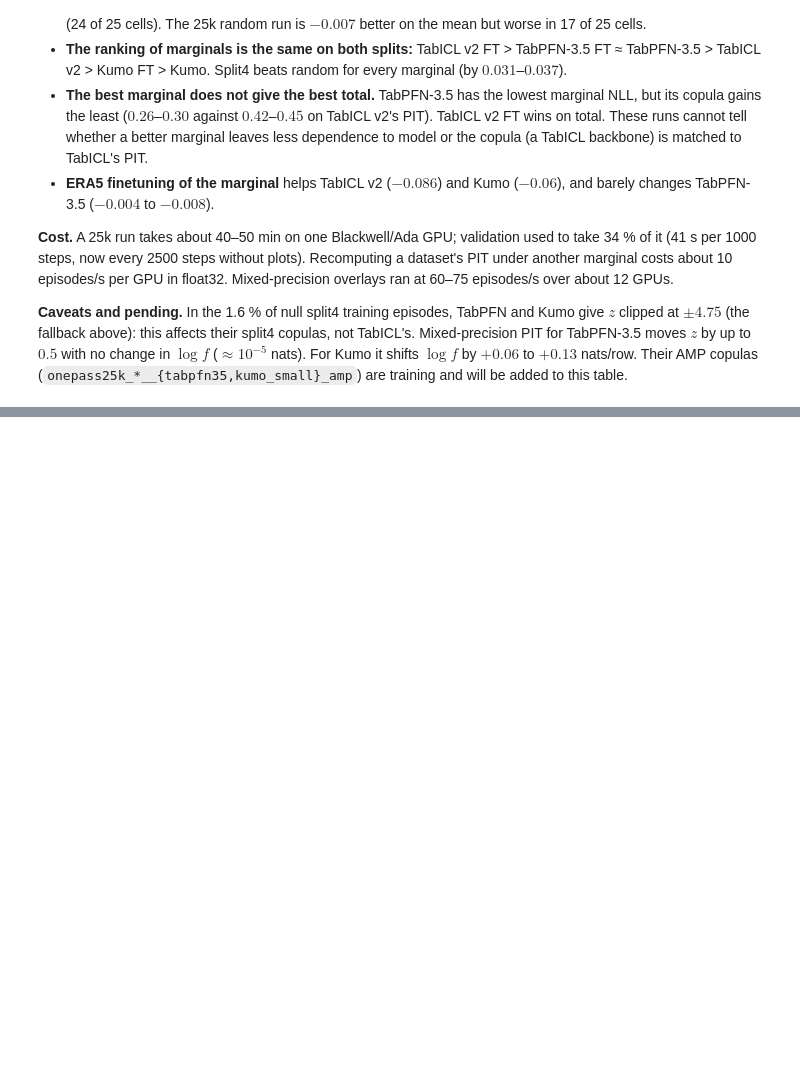
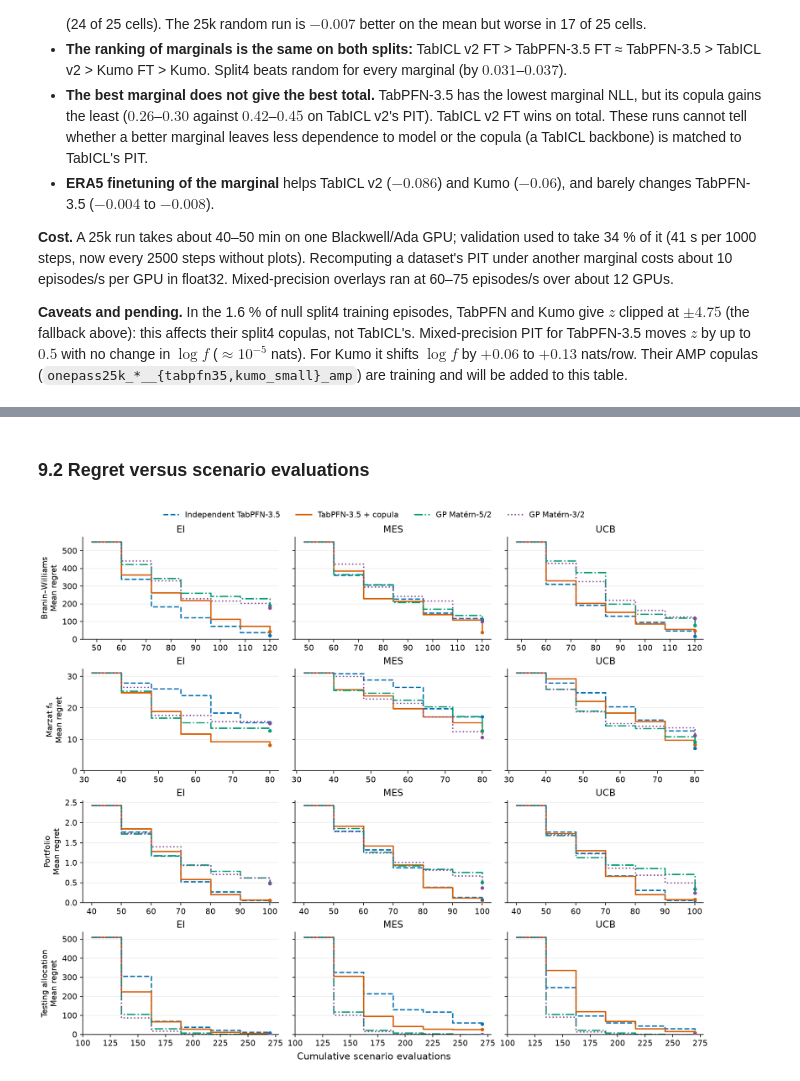
Before and after one commit to Tristan22400/Copula-inter-instance, a Jupyter notebook: notebooks/experiments.ipynb, the cells around one changed output, grey strips where cells are left out. Cells and saved outputs as stored; diff of their text form; code cells hidden in the pictures; blank space fills up the shorter version.

```diff
--- a/notebooks/experiments.ipynb
+++ b/notebooks/experiments.ipynb
@@ -2963,0 +3088,26 @@ be added to this table.
+# %% [markdown]
+### 9.2 Regret versus scenario evaluations
+# %%
+def plot_bo_regret(ax: Axes, budget: np.ndarray, curves: dict[str, np.ndarray]) -> None:
+    for policy, values in curves.items():
+        label, color, style = BO_MODELS[policy]
+        mean = values.mean(axis=0)
+        ax.step(budget, mean, where="post", label=label, color=color, linestyle=style, linewidth=1.7)
+        ax.scatter(budget[-1], mean[-1], color=color, s=13, zorder=3)
+    ax.spines[["top", "right"]].set_visible(False)
+    ax.grid(axis="y", alpha=0.25)
+
+
+fig, axes = plt.subplots(4, 3, figsize=(12, 10), sharey="row", sharex="row", layout="constrained")
+for row, (problem, title) in enumerate(BO_PROBLEMS.items()):
+    for col, acq in enumerate(BO_ACQUISITIONS):
+        ax = axes[row, col]
+        plot_bo_regret(ax, *BO_RISK_RUNS[problem, acq])
+        ax.set_title(acq.upper())
+    axes[row, 0].set_ylabel(f"{title}\nMean regret")
+    axes[row, 0].set_ylim(bottom=0)
+fig.supxlabel("Cumulative scenario evaluations")
+fig.legend(*axes[0, 0].get_legend_handles_labels(), loc="outside upper center", ncols=4, frameon=False)
+plt.show()
+# %% [output]
+[figure, added]
```
Also changed, not shown: parts of 7 cells of this notebook, 20 other files.
